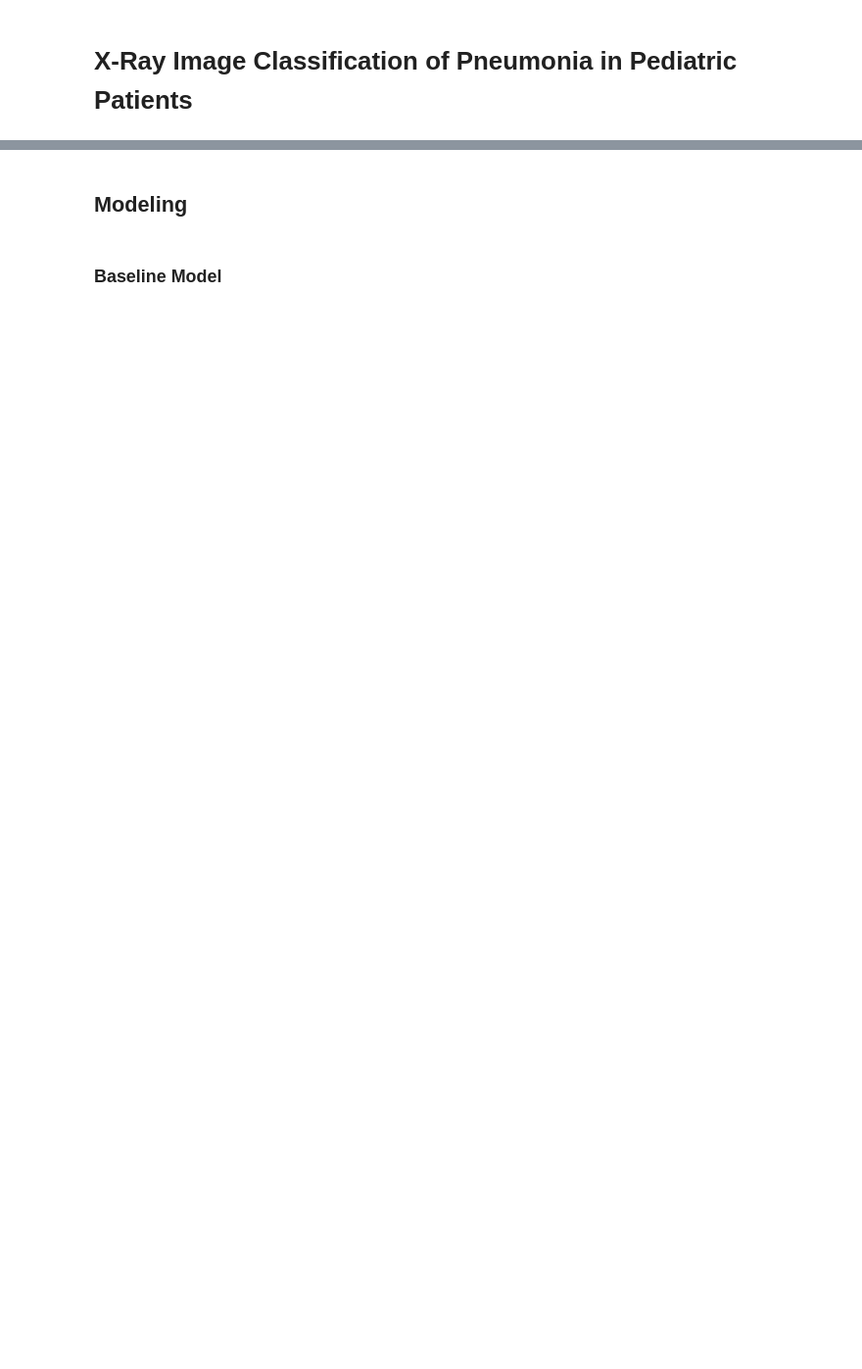
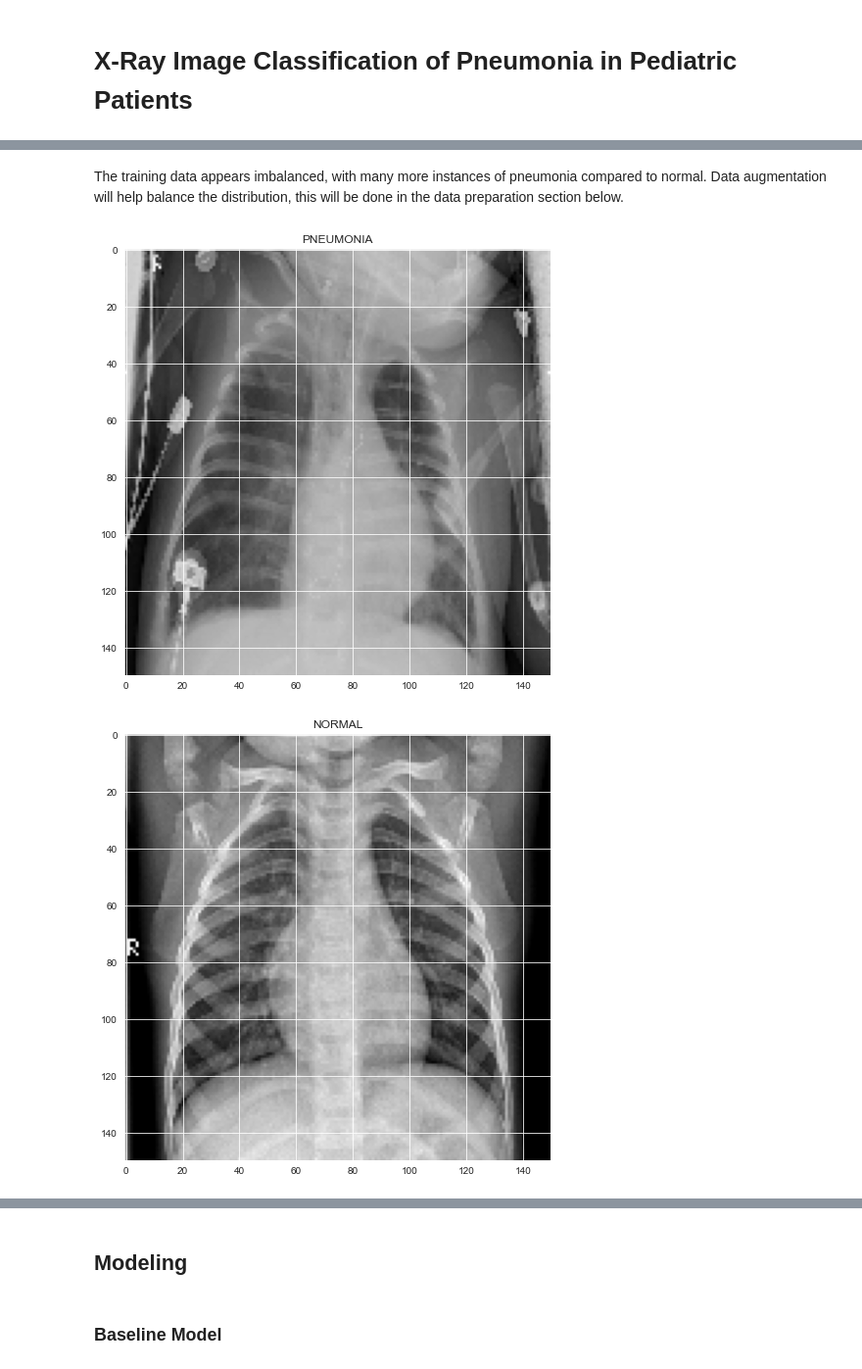
Before and after one commit to toscatle/pneumonia_xray_analysis, a Jupyter notebook: pneumonia_xray_analysis.ipynb, the cells around one changed output, grey strips where cells are left out. Shown at 98% size. Drawn from its saved outputs; the diff is of its cells as text; code cells hidden in the pictures; blank space fills up the shorter version.

```diff
--- a/pneumonia_xray_analysis.ipynb
+++ b/pneumonia_xray_analysis.ipynb
@@ -193,0 +42,6 @@ datagen.fit(X_train)
+# %%
+#creating path to the respective folder for each set in the data structure
+data_path = os.path.join('chest-xray-pneumonia', 'chest_xray')
+train_path = os.path.join(data_path, 'train')
+test_path = os.path.join(data_path, 'test')
+val_path = os.path.join(data_path, 'val')
@@ -193,0 +53,23 @@ datagen.fit(X_train)
+# %%
+#reading in the data images (https://www.kaggle.com/paramarthasengupta/pneumonia-diagnosis-eda-and-prediction?scriptVersionId=76497874&cellId=7)
+labels = ['PNEUMONIA', 'NORMAL']
+img_size = 150
+
+def get_data(data_dir):
+    data = []
+    for label in labels:
+        path = os.path.join(data_dir, label)
+        class_num = labels.index(label)
+        for img in os.listdir(path):
+            try:
+                img_arr = cv2.imread(os.path.join(path, img), cv2.IMREAD_GRAYSCALE)
+                resized_arr = cv2.resize(img_arr, (img_size, img_size)) # Reshaping images to preferred size
+                data.append([resized_arr, class_num])
+            except Exception as e:
+                print(e)
+    return np.array(data)
+# %%
+#getting the 3 datasets
+train = get_data(train_path)
+test = get_data(test_path)
+val = get_data(val_path)
@@ -193,0 +93,14 @@ datagen.fit(X_train)
+# %% [markdown]
+The training data appears imbalanced, with many more instances of pneumonia compared to normal. Data augmentation will help balance the distribution, this will be done in the data preparation section below.
+# %%
+#sample image to see what the x-rays look like to begin with
+plt.figure(figsize= (8, 8))
+plt.imshow(train[0][0], cmap='gray')
+plt.title(labels[train[0][1]]);
+
+plt.figure(figsize= (8, 8))
+plt.imshow(train[-1][0], cmap='gray')
+plt.title(labels[train[-1][1]]);
+# %% [output]
+[figure, added]
+[figure, added]
```
Also changed, not shown: parts of 55 cells of this notebook, 1 other file.
